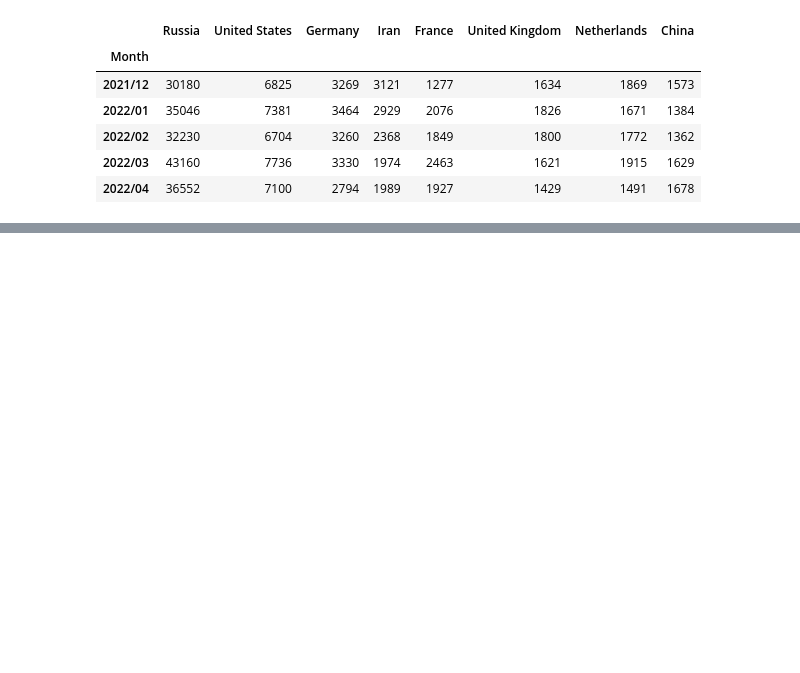
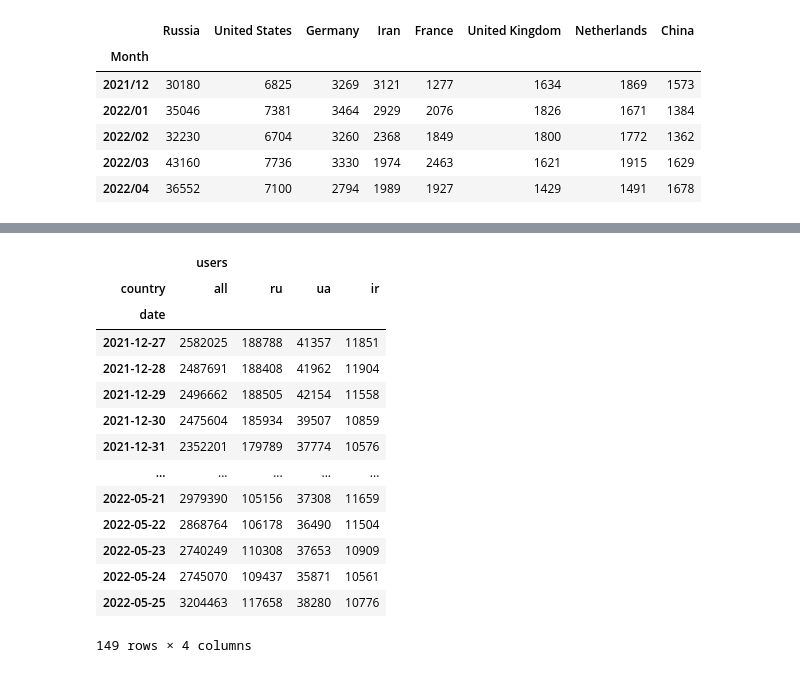
Before and after one commit to BorisVosk/InternetBorders-TorProject-Hackathon, a Jupyter notebook: EDA/TPEDA_teo.ipynb, the cells around one changed output, grey strips where cells are left out. Saved outputs shown, nothing was run; the diff lists cells and outputs as text; code cells hidden in the pictures; blank space fills up the shorter version.

```diff
--- a/EDA/TPEDA_teo.ipynb
+++ b/EDA/TPEDA_teo.ipynb
@@ -84,0 +118,6 @@ population_size_df.div(daily_bridge_users_df)
+# %%
+daily_relay_users_ru_df = pd.read_csv('datasets/userstats-relay-country-2021-12-27-ru-2022-05-28-off.csv')
+daily_relay_users_ru_df = daily_relay_users_ru_df.pivot(index='date',
+                      columns='country',
+                      values=['users'])
+daily_relay_users_ru_df.head()
@@ -84,0 +133,6 @@ population_size_df.div(daily_bridge_users_df)
+# %%
+daily_relay_users_ua_df = pd.read_csv('datasets/userstats-relay-country-2021-12-27-ua-2022-05-28-off.csv')
+daily_relay_users_ua_df = daily_relay_users_ua_df.pivot(index='date',
+                      columns='country',
+                      values=['users'])
+daily_relay_users_ua_df.head()
@@ -84,0 +148,7 @@ population_size_df.div(daily_bridge_users_df)
+# %%
+daily_relay_users_ir_df = pd.read_csv('datasets/userstats-relay-country-2021-12-27-ir-2022-05-28-off.csv')
+daily_relay_users_ir_df.head()
+daily_relay_users_ir_df = daily_relay_users_ir_df.pivot(index='date',
+                      columns='country',
+                      values=['users'])
+daily_relay_users_ir_df
@@ -84,0 +171,7 @@ population_size_df.div(daily_bridge_users_df)
+# %%
+daily_relay_users_all_df = pd.read_csv('datasets/userstats-relay-country-2021-12-27-all-2022-05-28-off.csv')
+daily_relay_users_all_df.head()
+daily_relay_users_all_df['country'].fillna('all', inplace=True)
+daily_relay_users_all_df = daily_relay_users_all_df.pivot(index='date',
+                      columns='country',
+                      values=['users'])
@@ -84,0 +197,19 @@ population_size_df.div(daily_bridge_users_df)
+# %%
+daily_relay_users_df = pd.concat([daily_relay_users_all_df, daily_relay_users_ru_df, daily_relay_users_ua_df, daily_relay_users_ir_df, ], axis=1)
+daily_relay_users_df
+# %% [output]
+|  | users |  |  |  |
+| country | all | ru | ua | ir |
+| date |  |  |  |  |
+| 2021-12-27 | 2582025 | 188788 | 41357 | 11851 |
+| 2021-12-28 | 2487691 | 188408 | 41962 | 11904 |
+| 2021-12-29 | 2496662 | 188505 | 42154 | 11558 |
+| 2021-12-30 | 2475604 | 185934 | 39507 | 10859 |
+| 2021-12-31 | 2352201 | 179789 | 37774 | 10576 |
+| ... | ... | ... | ... | ... |
+| 2022-05-21 | 2979390 | 105156 | 37308 | 11659 |
+| 2022-05-22 | 2868764 | 106178 | 36490 | 11504 |
+| 2022-05-23 | 2740249 | 110308 | 37653 | 10909 |
+| 2022-05-24 | 2745070 | 109437 | 35871 | 10561 |
+| 2022-05-25 | 3204463 | 117658 | 38280 | 10776 |
+149 rows × 4 columns
```
Also changed, not shown: parts of 16 cells of this notebook, 8 other files.
